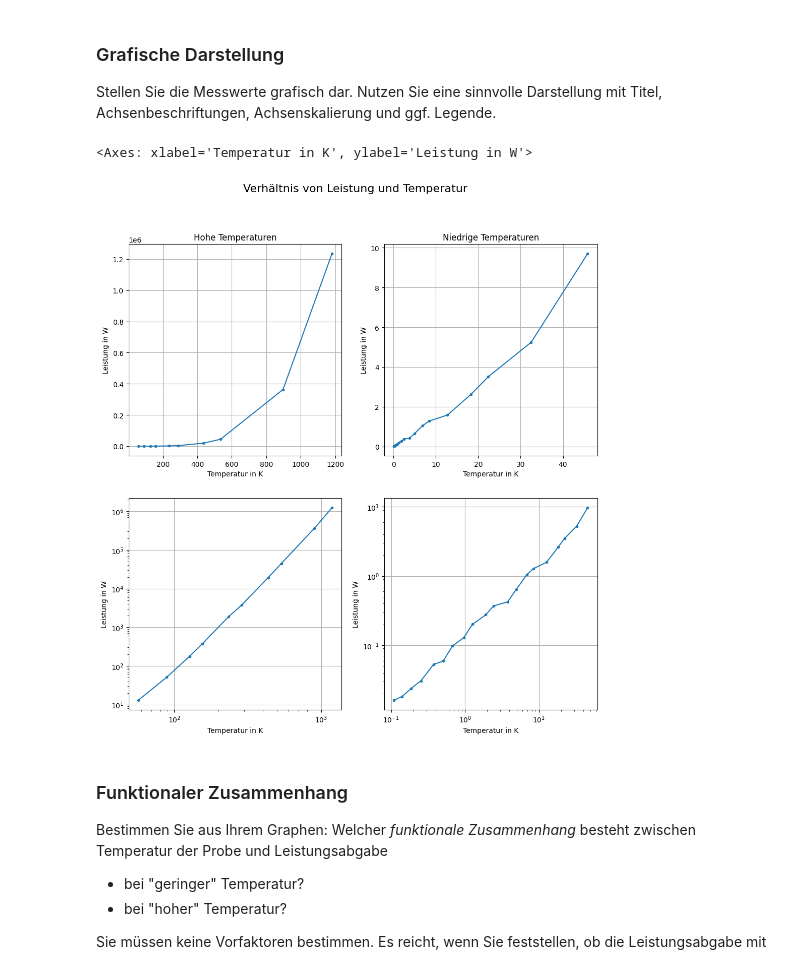
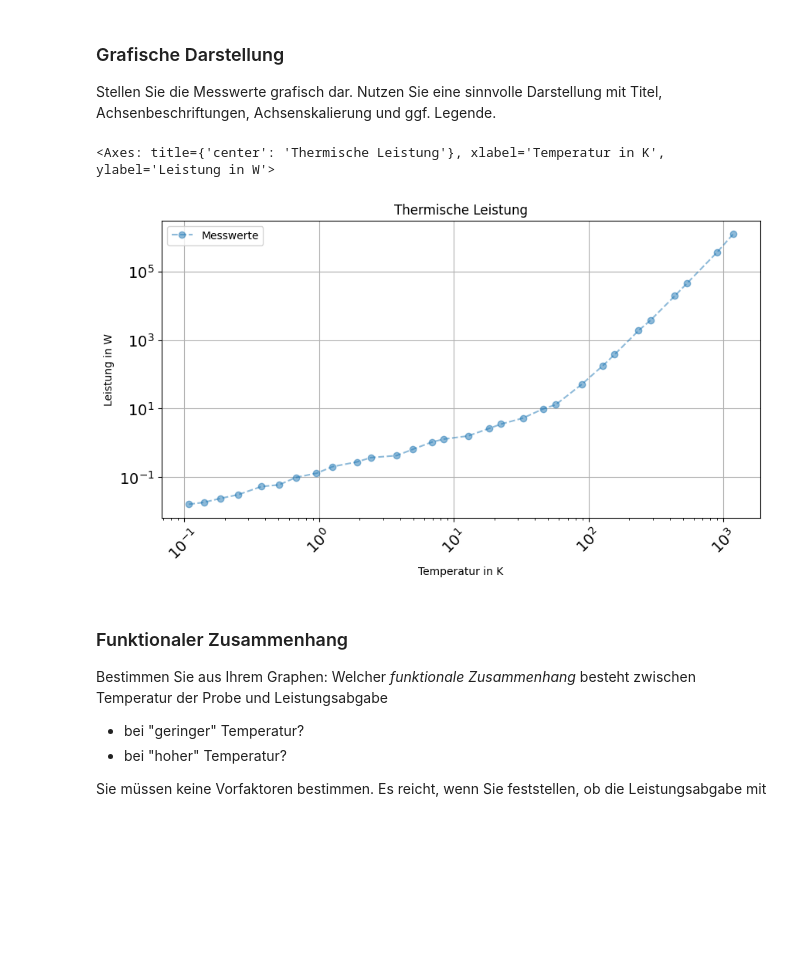
Before and after one commit to TimJoest/Datascience_2, a Jupyter notebook: MNM/Hausaufgaben/02_plots/Zusammenhang_finden.ipynb, the cells around one changed output. Drawn from its saved outputs; the diff is of its cells as text; code cells hidden in the pictures; blank space fills up the shorter version.

```diff
--- a/MNM/Hausaufgaben/02_plots/Zusammenhang_finden.ipynb
+++ b/MNM/Hausaufgaben/02_plots/Zusammenhang_finden.ipynb
@@ -34,52 +34,23 @@ Name: Thermische Leistung, dtype: float64
 ### Grafische Darstellung
 Stellen Sie die Messwerte grafisch dar. Nutzen Sie eine sinnvolle Darstellung mit Titel, Achsenbeschriftungen, Achsenskalierung und ggf. Legende.
 # %%
-border = 50
-thermal_high = pd.Series(thermal[thermal.index > border].values, index=thermal[thermal.index > border].index)
-thermal_low = pd.Series(thermal[thermal.index < border].values, index=thermal[thermal.index < border].index)
-
-fig, ((ax1, ax2), (ax3, ax4)) = plt.subplots(2, 2, figsize=(12, 12),)
-
-fig.suptitle('Verhältnis von Leistung und Temperatur', fontsize=16)
-
-thermal_high.plot(kind='line',
-                ax=ax1,
-                title='Hohe Temperaturen',
+thermal_plot = pd.Series(thermal.values, index=thermal.index)
+thermal_plot.plot(kind='line',
+                title=thermal.name,
                 xlabel='Temperatur in K',
                 ylabel='Leistung in W',
                 grid=True,
-                style='.-'
-                )
-
-thermal_low.plot(kind='line',
-                ax=ax2,
-                title='Niedrige Temperaturen',
-                xlabel='Temperatur in K',
-                ylabel='Leistung in W',
-                grid=True,
-                style='.-'
-                )
-
-thermal_high.plot(kind='line',
-                ax=ax3,
-                xlabel='Temperatur in K',
-                ylabel='Leistung in W',
                 loglog=True,
-                grid=True,
-                style='.-'
-                )
-
-thermal_low.plot(kind='line',
-                ax=ax4,
-                xlabel='Temperatur in K',
-                ylabel='Leistung in W',
-                loglog=True,
-                grid=True,
-                style='.-'
-                )
+                figsize=(10, 5),
+                label='Messwerte',
+                legend=True,
+                style='o--',
+                alpha=0.5,
+                fontsize=14,
+                rot=45)
 # %% [output]
-<Axes: xlabel='Temperatur in K', ylabel='Leistung in W'>
+<Axes: title={'center': 'Thermische Leistung'}, xlabel='Temperatur in K', ylabel='Leistung in W'>
-[figure, old version]
+[figure, new version]
 # %% [markdown]
 ### Funktionaler Zusammenhang
 Bestimmen Sie aus Ihrem Graphen: Welcher *funktionale Zusammenhang* besteht zwischen Temperatur der Probe und Leistungsabgabe
```
Also changed, not shown: parts of 2 cells of this notebook.
